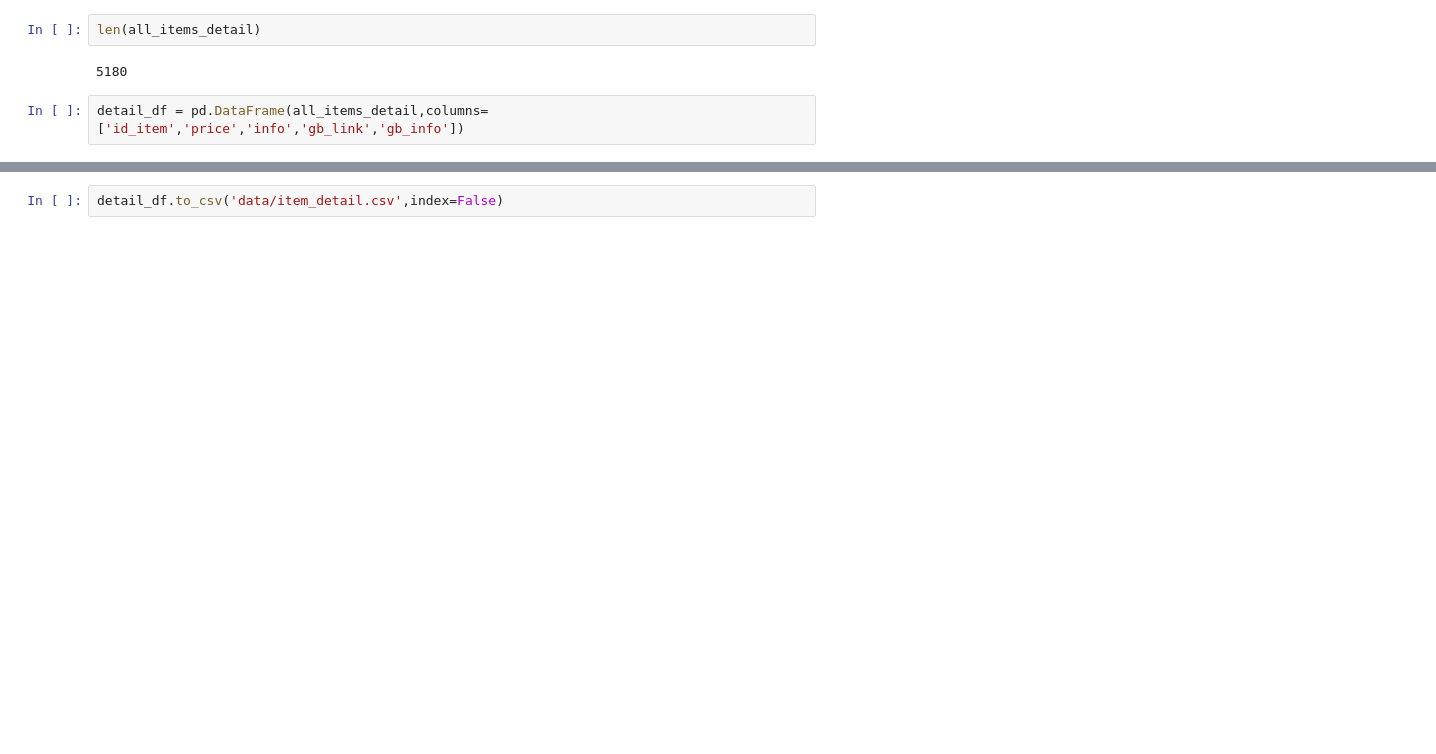
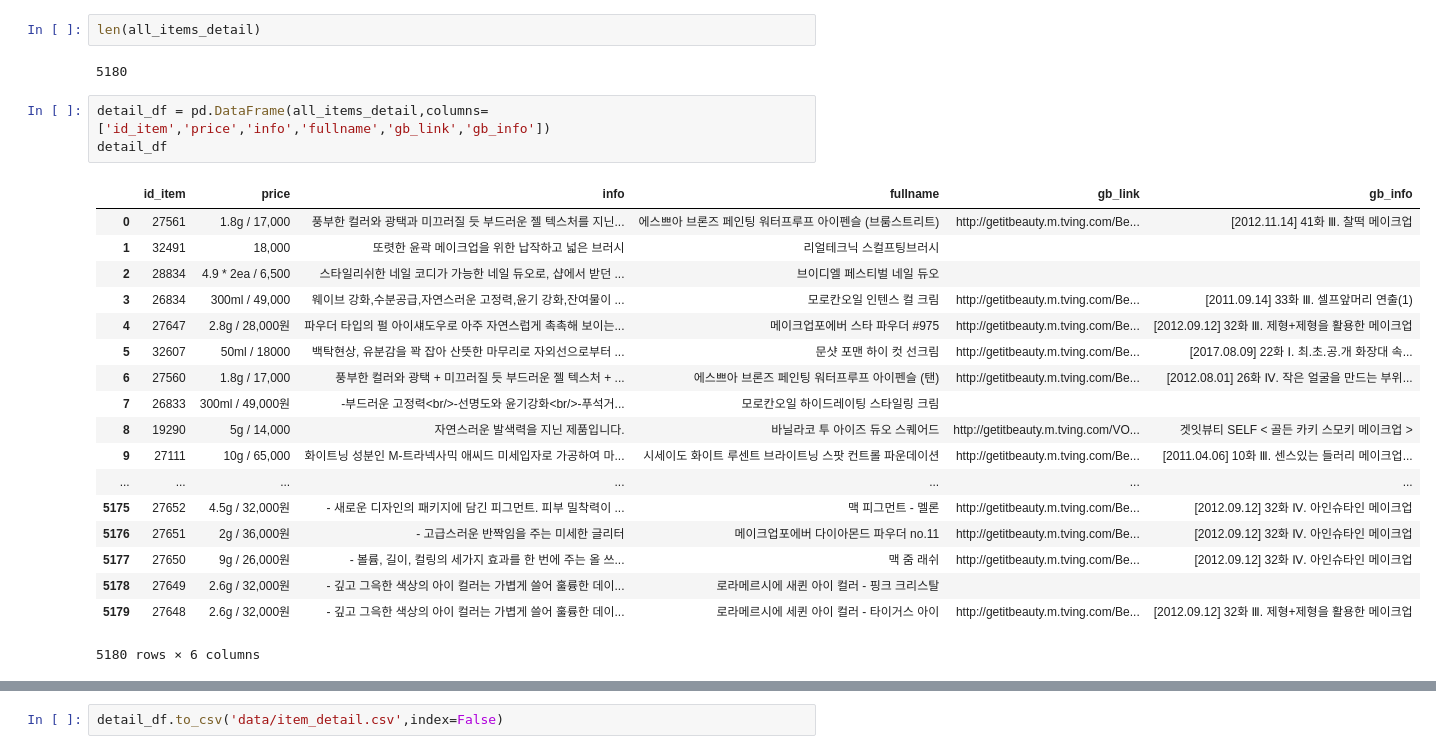
Before and after one commit to dooyeoung/getitbeauty_analysis, a Jupyter notebook: crawling.ipynb, the cells around one changed output, grey strips where cells are left out. Drawn from its saved outputs; the diff is of its cells as text; blank space fills up the shorter version.

```diff
--- a/crawling.ipynb
+++ b/crawling.ipynb
@@ -207,7 +192,27 @@ len(all_items_detail)
 # %% [output]
 5180
 # %%
-detail_df = pd.DataFrame(all_items_detail,columns=['id_item','price','info','gb_link','gb_info'])
+detail_df = pd.DataFrame(all_items_detail,columns=['id_item','price','info','fullname','gb_link','gb_info'])
+detail_df
+# %% [output]
+|  | id_item | price | info | fullname | gb_link | gb_info |
+| 0 | 27561 | 1.8g / 17,000 | 풍부한 컬러와 광택과 미끄러질 듯 부드러운 젤 텍스처를 지닌... | 에스쁘아 브론즈 페인팅 워터프루프 아이펜슬 (브룸스트리트) | http://getitbeauty.m.tving.com/Be... | [2012.11.14] 41화 Ⅲ. 찰떡 메이크업 |
+| 1 | 32491 | 18,000 | 또렷한 윤곽 메이크업을 위한 납작하고 넓은 브러시 | 리얼테크닉 스컬프팅브러시 |  |  |
+| 2 | 28834 | 4.9 * 2ea / 6,500 | 스타일리쉬한 네일 코디가 가능한 네일 듀오로, 샵에서 받던 ... | 브이디엘 페스티벌 네일 듀오 |  |  |
+| 3 | 26834 | 300ml / 49,000 | 웨이브 강화,수분공급,자연스러운 고정력,윤기 강화,잔여물이 ... | 모로칸오일 인텐스 컬 크림 | http://getitbeauty.m.tving.com/Be... | [2011.09.14] 33화 Ⅲ. 셀프앞머리 연출(1) |
+| 4 | 27647 | 2.8g / 28,000원 | 파우더 타입의 펄 아이섀도우로 아주 자연스럽게 촉촉해 보이는... | 메이크업포에버 스타 파우더 #975 | http://getitbeauty.m.tving.com/Be... | [2012.09.12] 32화 Ⅲ. 제형+제형을 활용한 메이크업 |
+| 5 | 32607 | 50ml / 18000 | 백탁현상, 유분감을 꽉 잡아 산뜻한 마무리로 자외선으로부터 ... | 문샷 포맨 하이 컷 선크림 | http://getitbeauty.m.tving.com/Be... | [2017.08.09] 22화 Ⅰ. 최.초.공.개 화장대 속... |
+| 6 | 27560 | 1.8g / 17,000 | 풍부한 컬러와 광택 + 미끄러질 듯 부드러운 젤 텍스처 + ... | 에스쁘아 브론즈 페인팅 워터프루프 아이펜슬 (탠) | http://getitbeauty.m.tving.com/Be... | [2012.08.01] 26화 Ⅳ. 작은 얼굴을 만드는 부위... |
+| 7 | 26833 | 300ml / 49,000원 | -부드러운 고정력<br/>-선명도와 윤기강화<br/>-푸석거... | 모로칸오일 하이드레이팅 스타일링 크림 |  |  |
+| 8 | 19290 | 5g / 14,000 | 자연스러운 발색력을 지닌 제품입니다. | 바닐라코 투 아이즈 듀오 스퀘어드 | http://getitbeauty.m.tving.com/VO... | 겟잇뷰티 SELF < 골든 카키 스모키 메이크업 > |
+| 9 | 27111 | 10g / 65,000 | 화이트닝 성분인 M-트라넥사믹 애씨드 미세입자로 가공하여 마... | 시세이도 화이트 루센트 브라이트닝 스팟 컨트롤 파운데이션 | http://getitbeauty.m.tving.com/Be... | [2011.04.06] 10화 Ⅲ. 센스있는 들러리 메이크업... |
+| ... | ... | ... | ... | ... | ... | ... |
+| 5175 | 27652 | 4.5g / 32,000원 | - 새로운 디자인의 패키지에 담긴 피그먼트. 피부 밀착력이 ... | 맥 피그먼트 - 멜론 | http://getitbeauty.m.tving.com/Be... | [2012.09.12] 32화 Ⅳ. 아인슈타인 메이크업 |
+| 5176 | 27651 | 2g / 36,000원 | - 고급스러운 반짝임을 주는 미세한 글리터 | 메이크업포에버 다이아몬드 파우더 no.11 | http://getitbeauty.m.tving.com/Be... | [2012.09.12] 32화 Ⅳ. 아인슈타인 메이크업 |
+| 5177 | 27650 | 9g / 26,000원 | - 볼륨, 길이, 컬링의 세가지 효과를 한 번에 주는 올 쓰... | 맥 줌 래쉬 | http://getitbeauty.m.tving.com/Be... | [2012.09.12] 32화 Ⅳ. 아인슈타인 메이크업 |
+| 5178 | 27649 | 2.6g / 32,000원 | - 깊고 그윽한 색상의 아이 컬러는 가볍게 쓸어 훌륭한 데이... | 로라메르시에 새퀸 아이 컬러 - 핑크 크리스탈 |  |  |
+| 5179 | 27648 | 2.6g / 32,000원 | - 깊고 그윽한 색상의 아이 컬러는 가볍게 쓸어 훌륭한 데이... | 로라메르시에 세퀸 아이 컬러 - 타이거스 아이 | http://getitbeauty.m.tving.com/Be... | [2012.09.12] 32화 Ⅲ. 제형+제형을 활용한 메이크업 |
+5180 rows × 6 columns
 # %%
 !ls data
 # %% [output]
```
Also changed, not shown: parts of 7 cells of this notebook, 3 other files.
